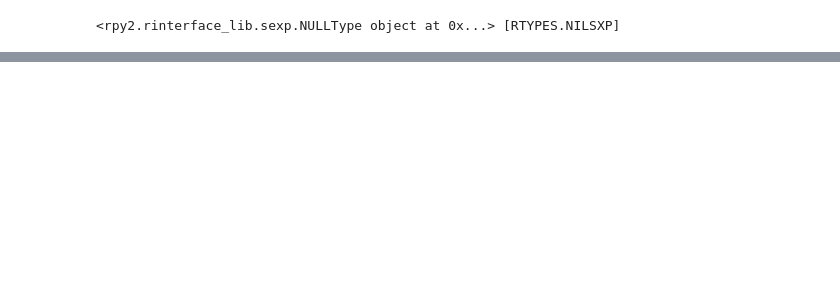
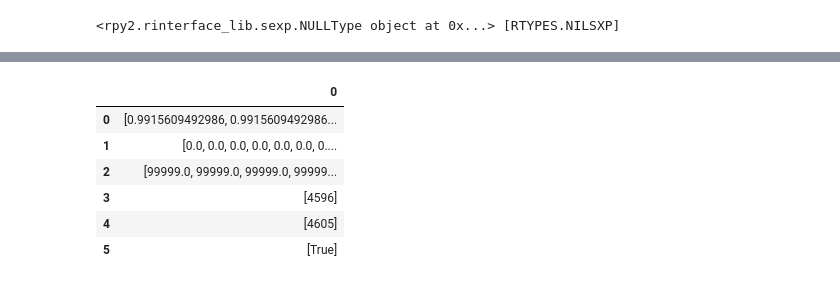
Before and after one commit to abdessamad14/Signature-Based-LightGBM-with-incremental-Learning, a Jupyter notebook: notebooks/examples/Drift-Simulation.ipynb, the cells around one changed output, grey strips where cells are left out. Saved outputs shown, nothing was run; the diff lists cells and outputs as text; code cells hidden in the pictures; blank space fills up the shorter version.

```diff
--- a/notebooks/examples/Drift-Simulation.ipynb
+++ b/notebooks/examples/Drift-Simulation.ipynb
@@ -351,0 +315,12 @@ utils = importr('utils')
+# %%
+def sudden_full():
+    #Lists of before and after the changepoint
+    befor_cp = winningClassCsInBatches[:230]
+    after_cp = winningClassCsInBatches[230:]
+    # Get the confidence scores in baches of length 20
+    # Here we use confidence scores until 8420 to avoide the problem \
+    #"cannot reshape array of size 8422 into shape (230,20)"
+    omittedToBeStacked = winningClassCsOmitted[:8420].reshape(int(len(winningClassCsOmitted[:8420])/20),20)
+    x = np.concatenate([befor_cp,omittedToBeStacked])
+    return x
+sudden_full()
@@ -454,0 +413,16 @@ dataset
+# %%
+x = sudden_full()
+x = x.flatten()
+vector = x.tolist()
+vectorToFloatVector = FloatVector(vector)
+a = cpm.detectChangePoint(vectorToFloatVector,"Cramer-von-Mises",ARL0=9000,startup=20)
+dataset = pd.DataFrame(np.asarray(a))
+dataset
+# %% [output]
+|  | 0 |
+| 0 | [0.9915609492986, 0.9915609492986... |
+| 1 | [0.0, 0.0, 0.0, 0.0, 0.0, 0.0, 0.... |
+| 2 | [99999.0, 99999.0, 99999.0, 99999... |
+| 3 | [4596] |
+| 4 | [4605] |
+| 5 | [True] |
```
Also changed, not shown: parts of 34 cells of this notebook.
